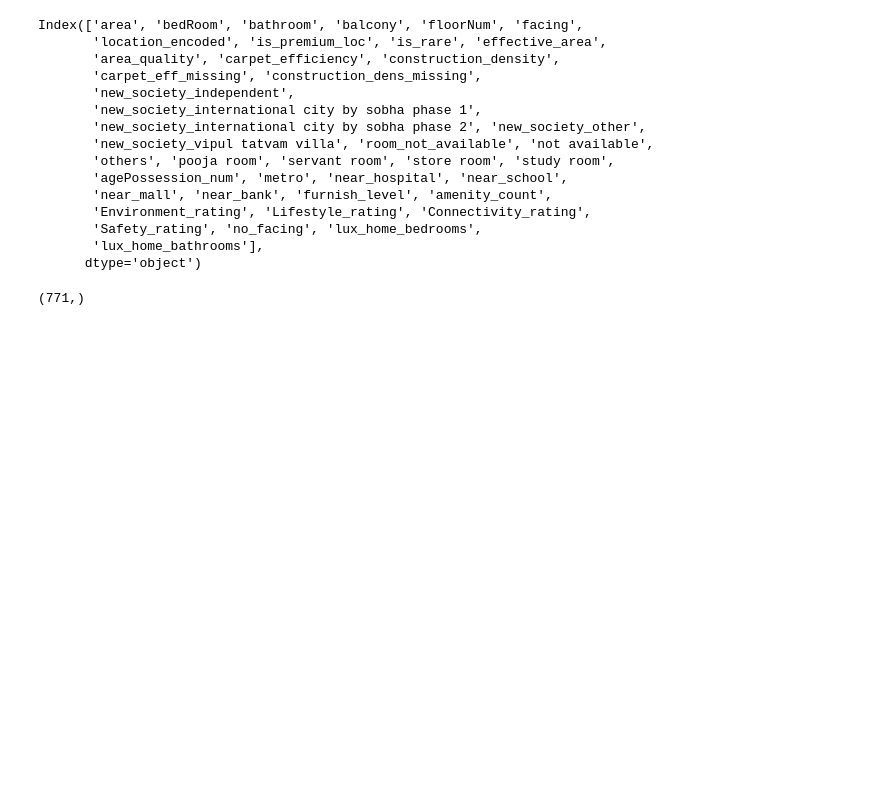
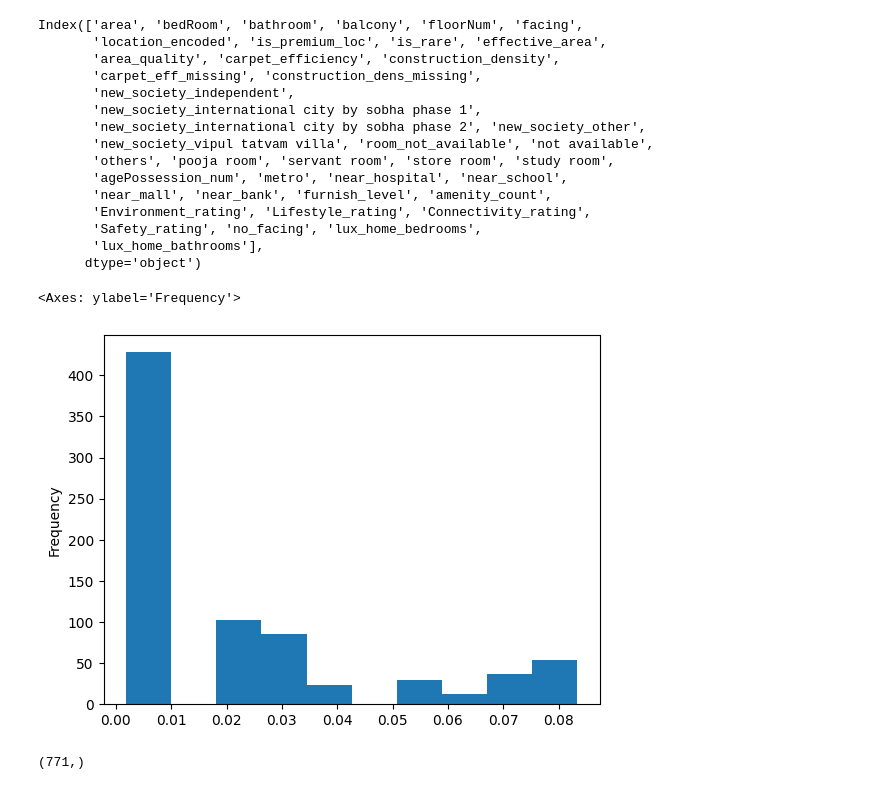
Before and after one commit to PremKarhale/Machine-learning, a Jupyter notebook: Projects/MegaProject1.ipynb, the cells around one changed output. Drawn from its saved outputs; the diff is of its cells as text; code cells hidden in the pictures; blank space fills up the shorter version.

```diff
--- a/Projects/MegaProject1.ipynb
+++ b/Projects/MegaProject1.ipynb
@@ -2015,6 +2015,11 @@ Index(['area', 'bedRoom', 'bathroom', 'balcony', 'floorNum', 'facing',
        'Safety_rating', 'no_facing', 'lux_home_bedrooms',
        'lux_home_bathrooms'],
       dtype='object')
+# %%
+X_train['location_encoded'].plot.hist()
+# %% [output]
+<Axes: ylabel='Frequency'>
+[figure, added]
 # %%
 Y_train.shape
 # %% [output]
```
Also changed, not shown: parts of 11 cells of this notebook.
